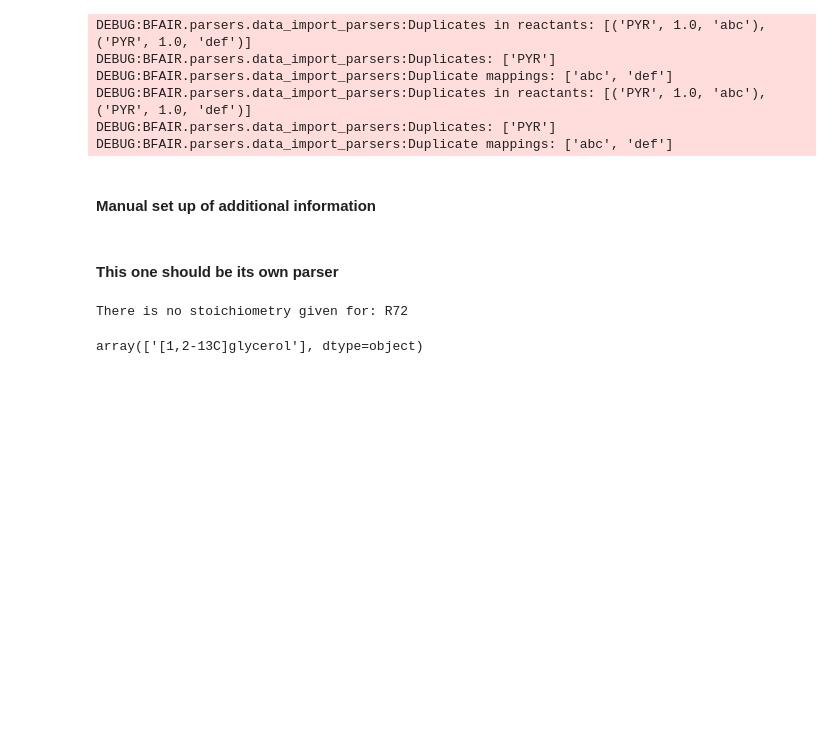
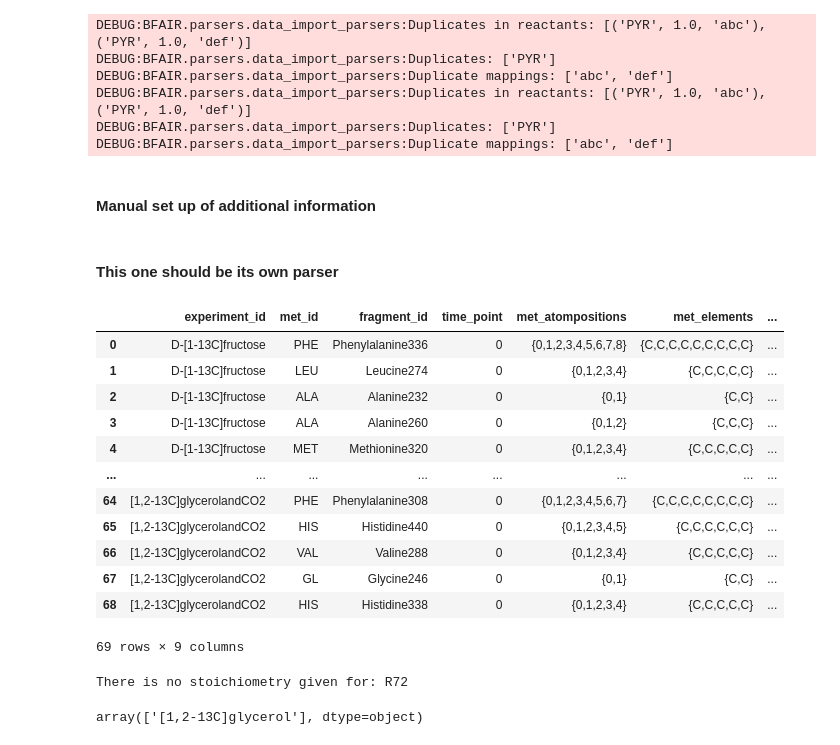
Before and after one commit to biosustain/incawrapper, a Jupyter notebook: docs/examples/Published_data_examples_C_necator.ipynb, the cells around one changed output. Cells and saved outputs as stored; diff of their text form; code cells hidden in the pictures; blank space fills up the shorter version.

```diff
--- a/docs/examples/Published_data_examples_C_necator.ipynb
+++ b/docs/examples/Published_data_examples_C_necator.ipynb
@@ -150,6 +152,22 @@ mdvs = pd.DataFrame.from_dict({
     'intensity_normalized_average': intensity_normalized_averages,
     'intensity_normalized_stdev': intensity_normalized_stdevs,
 }, orient='columns')
+# %%
+mdvs
+# %% [output]
+|  | experiment_id | met_id | fragment_id | time_point | met_atompositions | met_elements | ... |
+| 0 | D-[1-13C]fructose | PHE | Phenylalanine336 | 0 | {0,1,2,3,4,5,6,7,8} | {C,C,C,C,C,C,C,C,C} | ... |
+| 1 | D-[1-13C]fructose | LEU | Leucine274 | 0 | {0,1,2,3,4} | {C,C,C,C,C} | ... |
+| 2 | D-[1-13C]fructose | ALA | Alanine232 | 0 | {0,1} | {C,C} | ... |
+| 3 | D-[1-13C]fructose | ALA | Alanine260 | 0 | {0,1,2} | {C,C,C} | ... |
+| 4 | D-[1-13C]fructose | MET | Methionine320 | 0 | {0,1,2,3,4} | {C,C,C,C,C} | ... |
+| ... | ... | ... | ... | ... | ... | ... | ... |
+| 64 | [1,2-13C]glycerolandCO2 | PHE | Phenylalanine308 | 0 | {0,1,2,3,4,5,6,7} | {C,C,C,C,C,C,C,C} | ... |
+| 65 | [1,2-13C]glycerolandCO2 | HIS | Histidine440 | 0 | {0,1,2,3,4,5} | {C,C,C,C,C,C} | ... |
+| 66 | [1,2-13C]glycerolandCO2 | VAL | Valine288 | 0 | {0,1,2,3,4} | {C,C,C,C,C} | ... |
+| 67 | [1,2-13C]glycerolandCO2 | GL | Glycine246 | 0 | {0,1} | {C,C} | ... |
+| 68 | [1,2-13C]glycerolandCO2 | HIS | Histidine338 | 0 | {0,1,2,3,4} | {C,C,C,C,C} | ... |
+69 rows × 9 columns
 # %%
 # measured fragments/MS data, tracers and measured fluxes should be limited to one experiment
 
```
Also changed, not shown: parts of 12 cells of this notebook, 1 other file.
